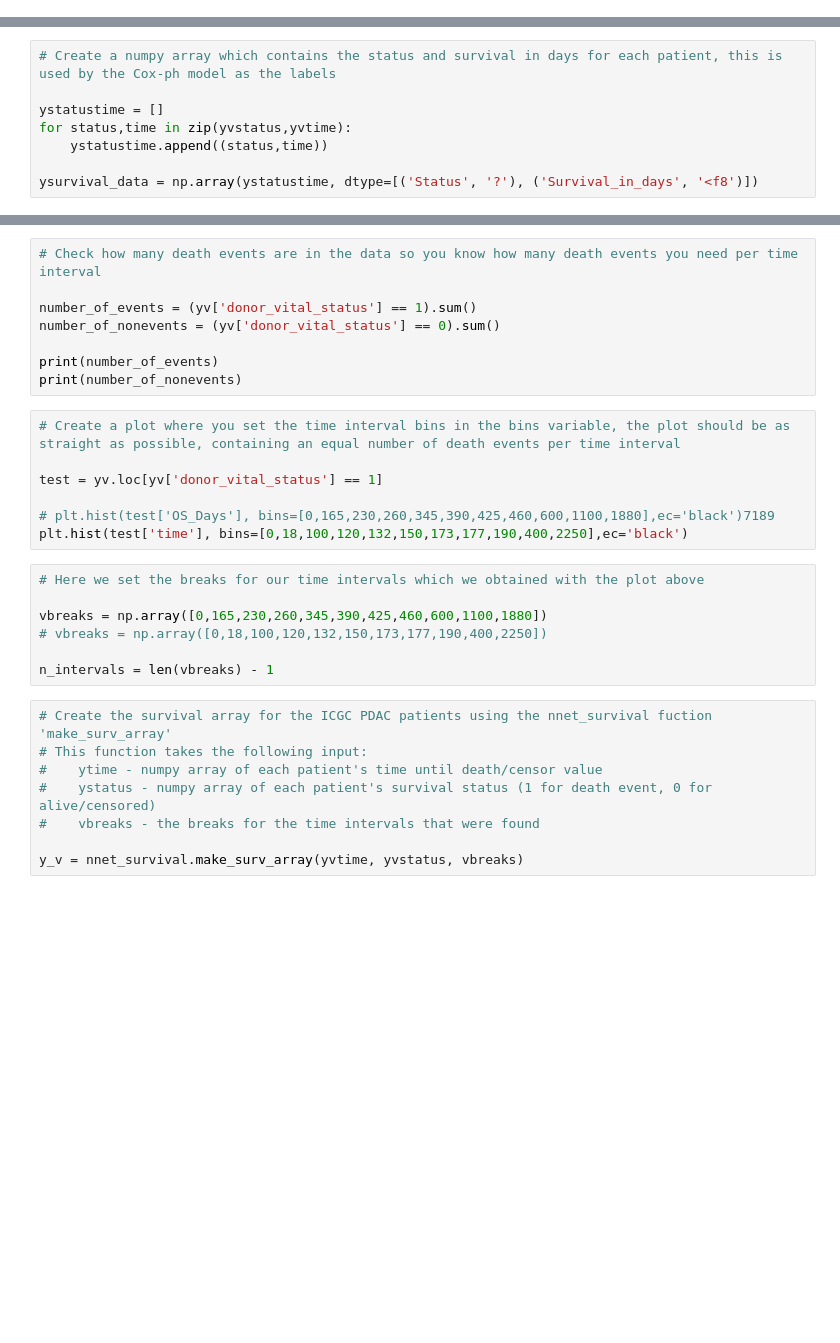
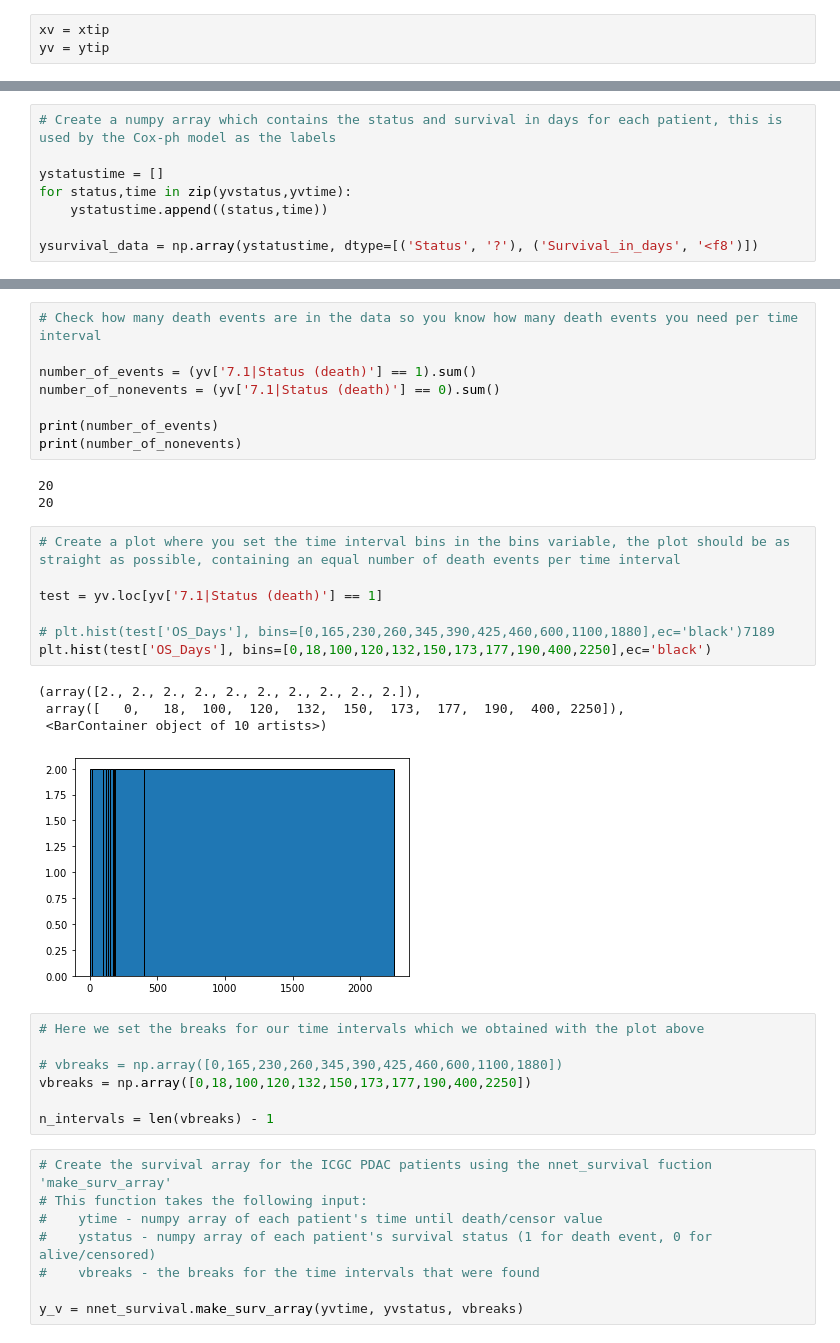
Before and after one commit to ErasmusMC-Bioinformatics/transferlearningproject, a Jupyter notebook: nnetsurvivaltransfer.ipynb, the cells around one changed output, grey strips where cells are left out. Cells and saved outputs as stored; diff of their text form; blank space fills up the shorter version.

```diff
--- a/nnetsurvivaltransfer.ipynb
+++ b/nnetsurvivaltransfer.ipynb
@@ -1053,3 +1026,6 @@ for matrix,status,quantile in zip(y_t,ystatus,yquantile):
 # %% [markdown]
 ### Data preperation ICGC
 <p> Same steps as TCGA data, again make sure there are similar amounts of death events per time interval. </p>
+# %%
+xv = xtip
+yv = ytip
@@ -1072,23 +1096,31 @@ ysurvival_data = np.array(ystatustime, dtype=[('Status', '?'), ('Survival_in_day
 # %%
 # Check how many death events are in the data so you know how many death events you need per time interval
 
-number_of_events = (yv['donor_vital_status'] == 1).sum()
-number_of_nonevents = (yv['donor_vital_status'] == 0).sum()
+number_of_events = (yv['7.1|Status (death)'] == 1).sum()
+number_of_nonevents = (yv['7.1|Status (death)'] == 0).sum()
 
 print(number_of_events)
 print(number_of_nonevents)
+# %% [output]
+20
+20
 # %%
 # Create a plot where you set the time interval bins in the bins variable, the plot should be as straight as possible, containing an equal number of death events per time interval
 
-test = yv.loc[yv['donor_vital_status'] == 1]
+test = yv.loc[yv['7.1|Status (death)'] == 1]
 
 # plt.hist(test['OS_Days'], bins=[0,165,230,260,345,390,425,460,600,1100,1880],ec='black')7189
-plt.hist(test['time'], bins=[0,18,100,120,132,150,173,177,190,400,2250],ec='black')
+plt.hist(test['OS_Days'], bins=[0,18,100,120,132,150,173,177,190,400,2250],ec='black')
+# %% [output]
+(array([2., 2., 2., 2., 2., 2., 2., 2., 2., 2.]),
+ array([   0,   18,  100,  120,  132,  150,  173,  177,  190,  400, 2250]),
+ <BarContainer object of 10 artists>)
+[figure, added]
 # %%
 # Here we set the breaks for our time intervals which we obtained with the plot above
 
-vbreaks = np.array([0,165,230,260,345,390,425,460,600,1100,1880])
-# vbreaks = np.array([0,18,100,120,132,150,173,177,190,400,2250])
+# vbreaks = np.array([0,165,230,260,345,390,425,460,600,1100,1880])
+vbreaks = np.array([0,18,100,120,132,150,173,177,190,400,2250])
 
 n_intervals = len(vbreaks) - 1
 # %%
```
Also changed, not shown: parts of 35 cells of this notebook, 2 other files.
